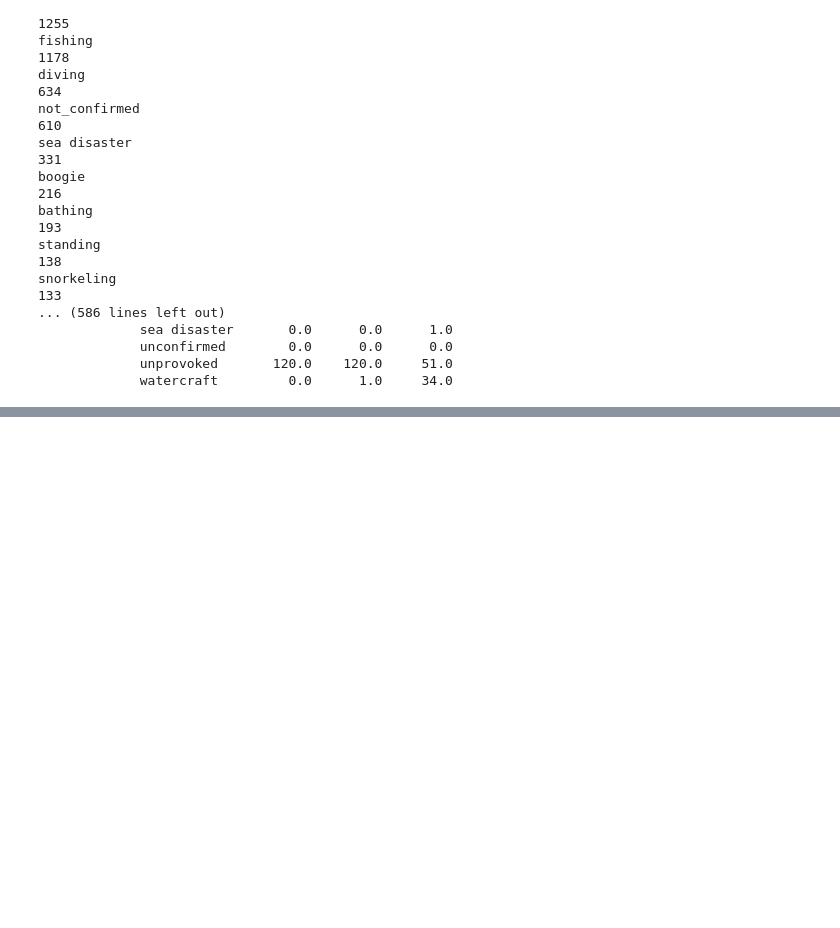
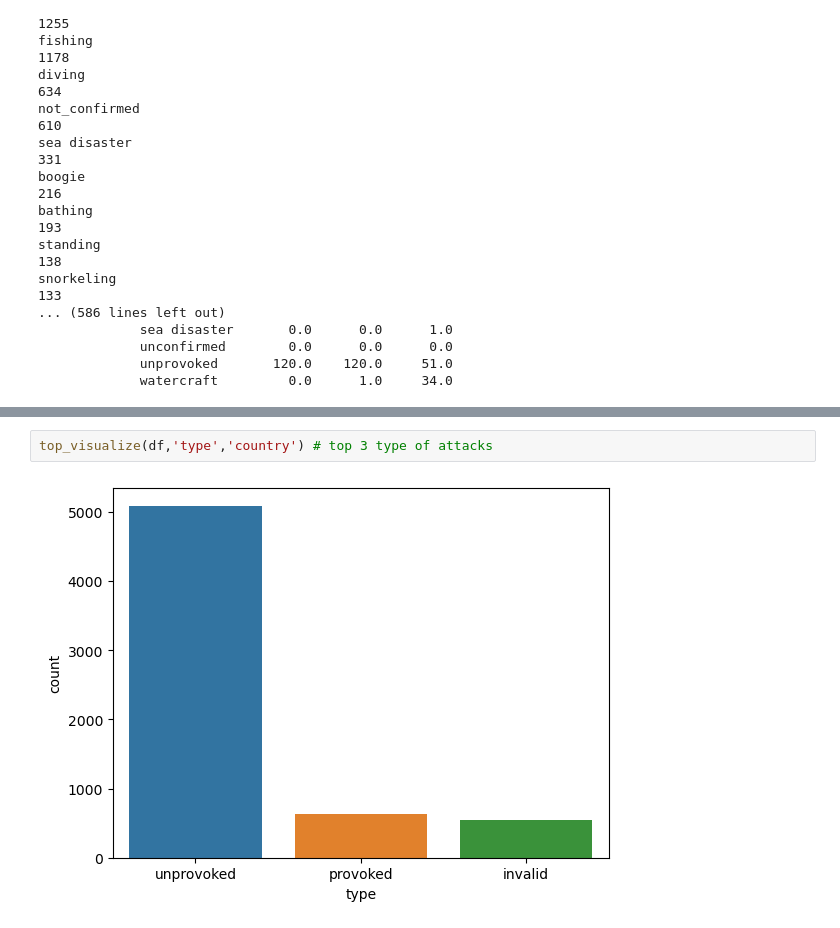
Before and after one commit to edwardo2013/quest-shark, a Jupyter notebook: Quest.ipynb, the cells around one changed output, grey strips where cells are left out. Saved outputs shown, nothing was run; the diff lists cells and outputs as text; blank space fills up the shorter version.

```diff
--- a/Quest.ipynb
+++ b/Quest.ipynb
@@ -67,0 +72,4 @@ snorkeling
+# %%
+top_visualize(df,'type','country') # top 3 type of attacks
+# %% [output]
+[figure, added]
```
Also changed, not shown: parts of 2 cells of this notebook, 2 other files.
